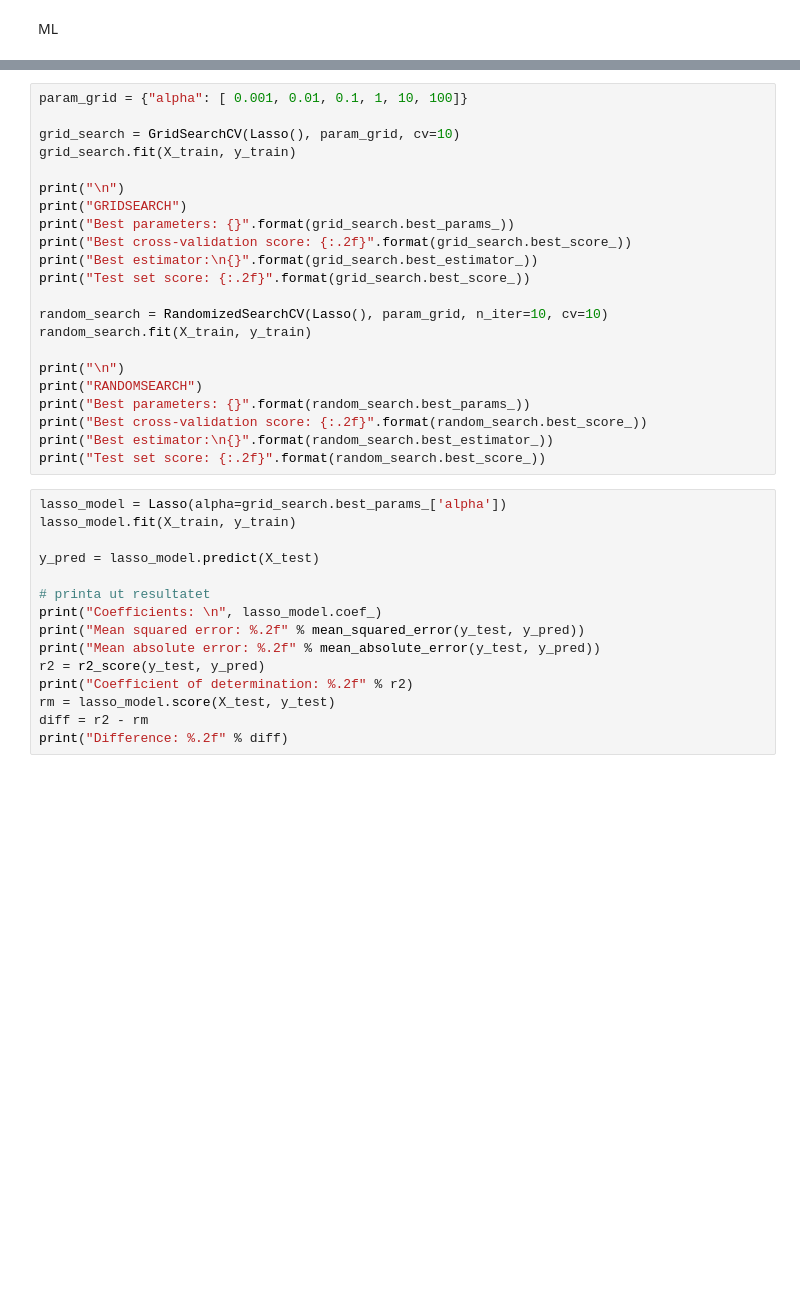
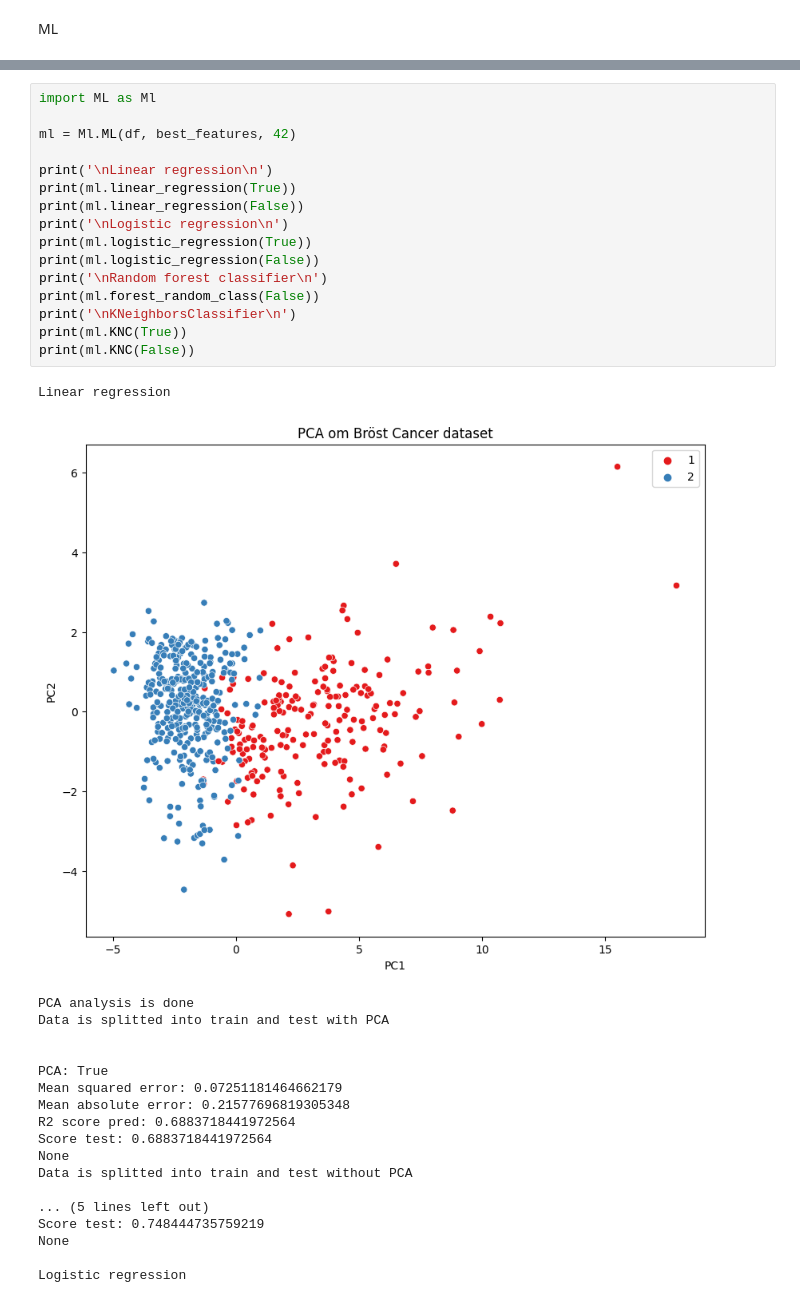
Before and after one commit to OnizukaPy/jensen, a Jupyter notebook: Tillämpad AI, datautvinning, maskininlärning och deep learning/ML/inläminingsuppgift/Project ML.ipynb, the cells around one changed output, grey strips where cells are left out. Cells and saved outputs as stored; diff of their text form; blank space fills up the shorter version.

```diff
--- a/Tillämpad AI, datautvinning, maskininlärning och deep learning/ML/inläminingsuppgift/Project ML.ipynb
+++ b/Tillämpad AI, datautvinning, maskininlärning och deep learning/ML/inläminingsuppgift/Project ML.ipynb
@@ -134,37 +69,36 @@ print("Difference: %.2f" % diff)
-# %%
-param_grid = {"alpha": [ 0.001, 0.01, 0.1, 1, 10, 100]}
-
-grid_search = GridSearchCV(Lasso(), param_grid, cv=10)
-grid_search.fit(X_train, y_train)
-
-print("\n")
-print("GRIDSEARCH")
-print("Best parameters: {}".format(grid_search.best_params_))
-print("Best cross-validation score: {:.2f}".format(grid_search.best_score_))
-print("Best estimator:\n{}".format(grid_search.best_estimator_))
-print("Test set score: {:.2f}".format(grid_search.best_score_))
-
-random_search = RandomizedSearchCV(Lasso(), param_grid, n_iter=10, cv=10)
-random_search.fit(X_train, y_train)
-
-print("\n")
-print("RANDOMSEARCH")
-print("Best parameters: {}".format(random_search.best_params_))
-print("Best cross-validation score: {:.2f}".format(random_search.best_score_))
-print("Best estimator:\n{}".format(random_search.best_estimator_))
-print("Test set score: {:.2f}".format(random_search.best_score_))
-# %%
-lasso_model = Lasso(alpha=grid_search.best_params_['alpha'])
-lasso_model.fit(X_train, y_train)
-
-y_pred = lasso_model.predict(X_test)
-
-# printa ut resultatet
-print("Coefficients: \n", lasso_model.coef_)
-print("Mean squared error: %.2f" % mean_squared_error(y_test, y_pred))
-print("Mean absolute error: %.2f" % mean_absolute_error(y_test, y_pred))
-r2 = r2_score(y_test, y_pred)
-print("Coefficient of determination: %.2f" % r2)
-rm = lasso_model.score(X_test, y_test)
-diff = r2 - rm
-print("Difference: %.2f" % diff)
+# %%
+import ML as Ml
+
+ml = Ml.ML(df, best_features, 42)
+
+print('\nLinear regression\n')
+print(ml.linear_regression(True))
+print(ml.linear_regression(False))
+print('\nLogistic regression\n')
+print(ml.logistic_regression(True))
+print(ml.logistic_regression(False))
+print('\nRandom forest classifier\n')
+print(ml.forest_random_class(False))
+print('\nKNeighborsClassifier\n')
+print(ml.KNC(True))
+print(ml.KNC(False))
+# %% [output]
+Linear regression
+[figure, added]
+PCA analysis is done
+Data is splitted into train and test with PCA
+
+
+PCA: True
+Mean squared error: 0.07251181464662179
+Mean absolute error: 0.21577696819305348
+R2 score pred: 0.6883718441972564
+Score test: 0.6883718441972564
+None
+Data is splitted into train and test without PCA
+
+... (5 lines left out)
+Score test: 0.748444735759219
+None
+
+Logistic regression
```
Also changed, not shown: parts of 7 cells of this notebook, 3 other files.
